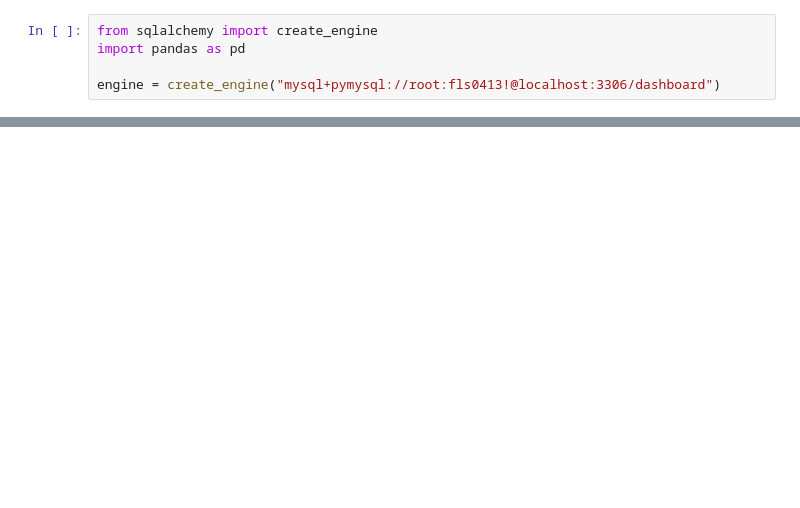
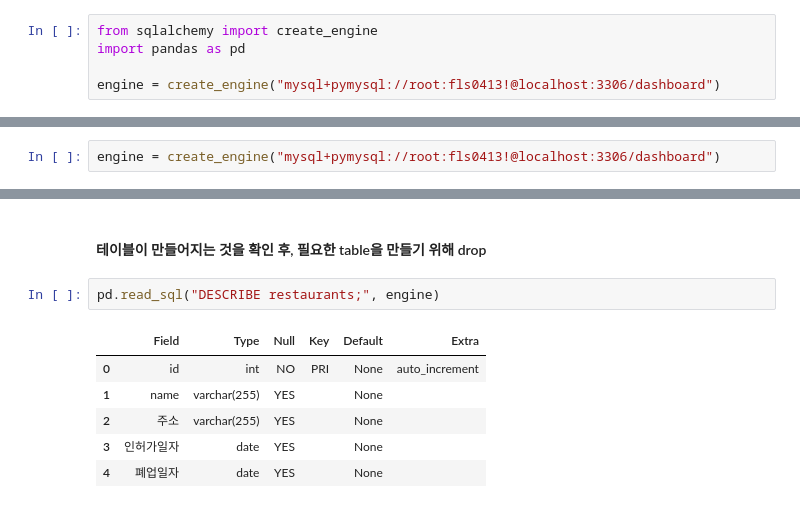
Before and after one commit to MINGYU-1/company_data, a Jupyter notebook: third_week/12_03/error_12_03_위도경도.ipynb, the cells around one changed output, grey strips where cells are left out. Saved outputs shown, nothing was run; the diff lists cells and outputs as text; blank space fills up the shorter version.

```diff
--- a/third_week/12_03/error_12_03_위도경도.ipynb
+++ b/third_week/12_03/error_12_03_위도경도.ipynb
@@ -178,0 +196,2 @@ OperationalError: (pymysql.err.OperationalError) (1698, "Access denied for user
+# %%
+engine = create_engine("mysql+pymysql://root:fls0413!@localhost:3306/dashboard")
@@ -178,0 +224,11 @@ OperationalError: (pymysql.err.OperationalError) (1698, "Access denied for user
+# %% [markdown]
+#### 테이블이 만들어지는 것을 확인 후, 필요한 table을 만들기 위해 drop
+# %%
+pd.read_sql("DESCRIBE restaurants;", engine)
+# %% [output]
+|  | Field | Type | Null | Key | Default | Extra |
+| 0 | id | int | NO | PRI | None | auto_increment |
+| 1 | name | varchar(255) | YES |  | None |  |
+| 2 | 주소 | varchar(255) | YES |  | None |  |
+| 3 | 인허가일자 | date | YES |  | None |  |
+| 4 | 폐업일자 | date | YES |  | None |  |
```
Also changed, not shown: parts of 15 cells of this notebook, 1 other file.
